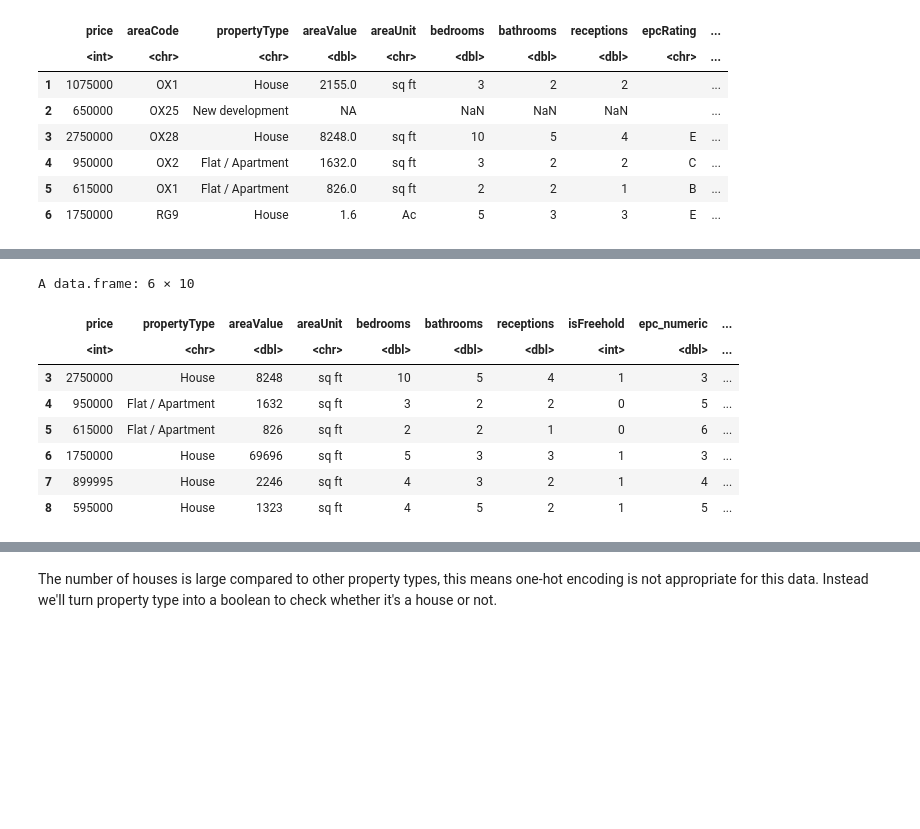
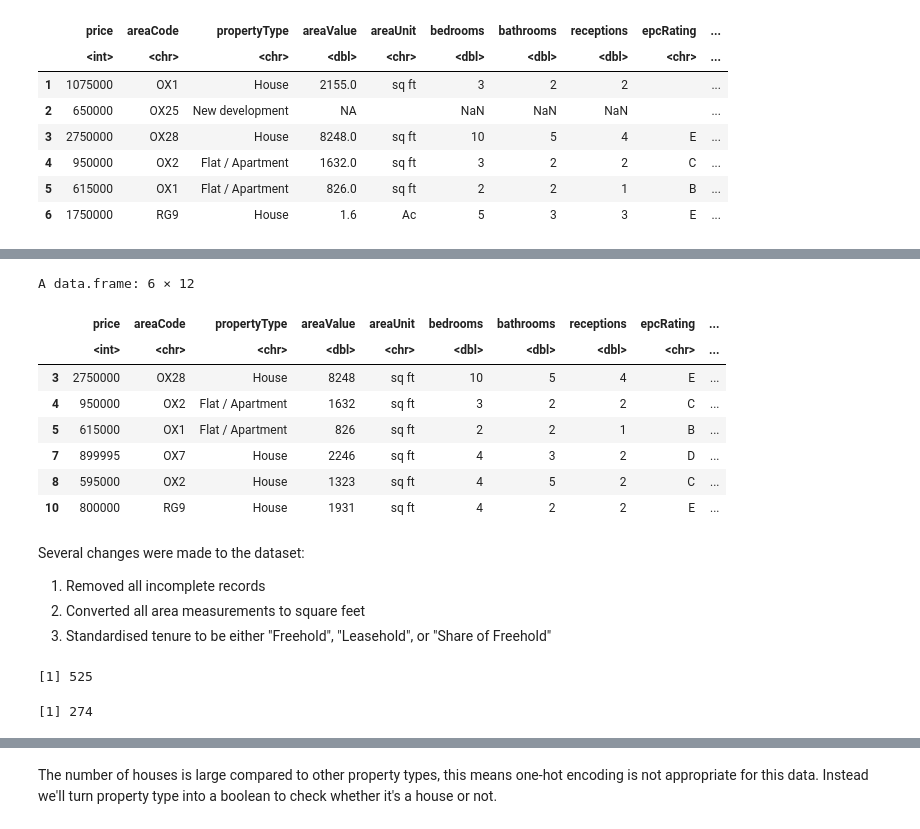
Before and after one commit to tjstone1/house-pricing-analysis, a Jupyter notebook: housing_price_analysis.ipynb, the cells around one changed output, grey strips where cells are left out. Drawn from its saved outputs; the diff is of its cells as text; code cells hidden in the pictures; blank space fills up the shorter version.

```diff
--- a/housing_price_analysis.ipynb
+++ b/housing_price_analysis.ipynb
@@ -5,0 +6,4 @@ First we check the structure of the data by using the head function. It's immedi
+# %%
+ox <- read.csv("sample_data/properties.csv")
+cam <- read.csv("sample_data/camproperties.csv")
+df <- rbind(ox, cam)
@@ -31,41 +28,44 @@ We'll clean the data further:
 # %%
-library(dplyr)
-# 1
-listings <- listings %>% mutate(
-  areaValue = if_else(areaUnit == "Ac", areaValue * 43560, areaValue),
-  areaUnit = "sq ft"
-)
 
-# 2
+# Remove incomplete records
+listings <- na.omit(df)
+listings <- listings[listings$councilTaxBand != "TBC", ]
+listings <- listings[!apply(listings == "", 1, any), ]
+
+listings <- listings[listings$areaUnit != "Ac", ]
+
+# Standardise values in tenure column
 listings$tenure_clean <- ifelse(grepl("Share of Freehold", listings$tenure, ignore.case = TRUE),
                                 "Share of Freehold",
                          ifelse(grepl("Leasehold", listings$tenure, ignore.case = TRUE),
                                 "Leasehold",
                                 "Freehold"))
 
 listings$tenure_clean <- factor(listings$tenure_clean,
                                 levels = c("Freehold", "Leasehold", "Share of Freehold"))
                                 one_hot <- model.matrix(~ tenure_clean - 1, data = listings)
 
-# 3
-listings$isFreehold <- as.integer(listings$tenure_clean == "Freehold")
-
-# 4
-listings$epc_numeric <- as.numeric(factor(listings$epcRating,
-                                         levels = c("G", "F", "E", "D", "C", "B", "A")))
-listings <- listings[listings$councilTaxBand != "TBC", ]
-listings$tax_numeric <- as.numeric(factor(listings$councilTaxBand,
-                                         levels = c("A", "B", "C", "D", "E", "F", "G", "H")))
-
-listings <- listings[, !(names(listings) %in% c("tenure", "councilTaxBand", "epcRating", "areaCode", "tenure_clean"))]
 head(listings)
 # %% [output]
-A data.frame: 6 × 10
+A data.frame: 6 × 12
-|  | price | propertyType | areaValue | areaUnit | bedrooms | bathrooms | receptions | isFreehold | epc_numeric | ... |
-|  | <int> | <chr> | <dbl> | <chr> | <dbl> | <dbl> | <dbl> | <int> | <dbl> | ... |
-| 3 | 2750000 | House | 8248 | sq ft | 10 | 5 | 4 | 1 | 3 | ... |
-| 4 | 950000 | Flat / Apartment | 1632 | sq ft | 3 | 2 | 2 | 0 | 5 | ... |
-| 5 | 615000 | Flat / Apartment | 826 | sq ft | 2 | 2 | 1 | 0 | 6 | ... |
-| 6 | 1750000 | House | 69696 | sq ft | 5 | 3 | 3 | 1 | 3 | ... |
-| 7 | 899995 | House | 2246 | sq ft | 4 | 3 | 2 | 1 | 4 | ... |
-| 8 | 595000 | House | 1323 | sq ft | 4 | 5 | 2 | 1 | 5 | ... |
+|  | price | areaCode | propertyType | areaValue | areaUnit | bedrooms | bathrooms | receptions | epcRating | ... |
+|  | <int> | <chr> | <chr> | <dbl> | <chr> | <dbl> | <dbl> | <dbl> | <chr> | ... |
+| 3 | 2750000 | OX28 | House | 8248 | sq ft | 10 | 5 | 4 | E | ... |
+| 4 | 950000 | OX2 | Flat / Apartment | 1632 | sq ft | 3 | 2 | 2 | C | ... |
+| 5 | 615000 | OX1 | Flat / Apartment | 826 | sq ft | 2 | 2 | 1 | B | ... |
+| 7 | 899995 | OX7 | House | 2246 | sq ft | 4 | 3 | 2 | D | ... |
+| 8 | 595000 | OX2 | House | 1323 | sq ft | 4 | 5 | 2 | C | ... |
+| 10 | 800000 | RG9 | House | 1931 | sq ft | 4 | 2 | 2 | E | ... |
+# %% [markdown]
+Several changes were made to the dataset:
+
+
+1.   Removed all incomplete records
+2.   Converted all area measurements to square feet
+3.   Standardised tenure to be either "Freehold", "Leasehold", or "Share of Freehold"
+# %%
+nrow(df)
+nrow(listings)
+# %% [output]
+[1] 525
+[1] 274
```
Also changed, not shown: parts of 32 cells of this notebook.
